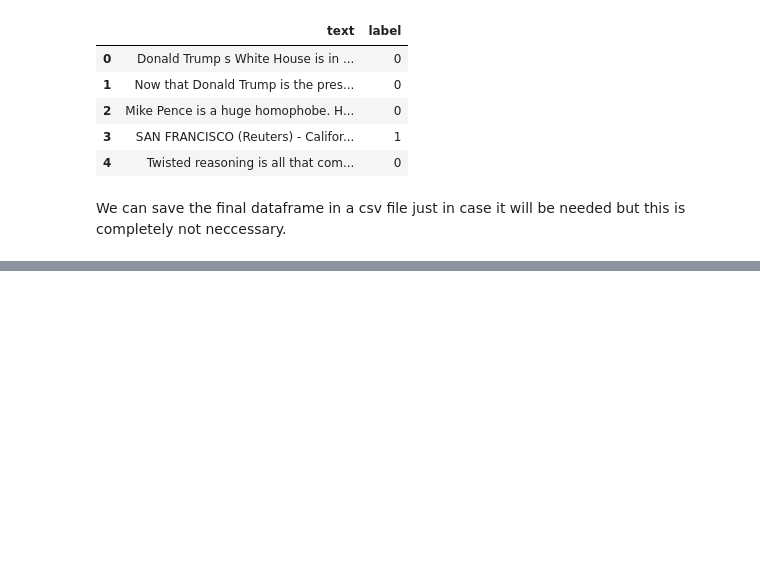
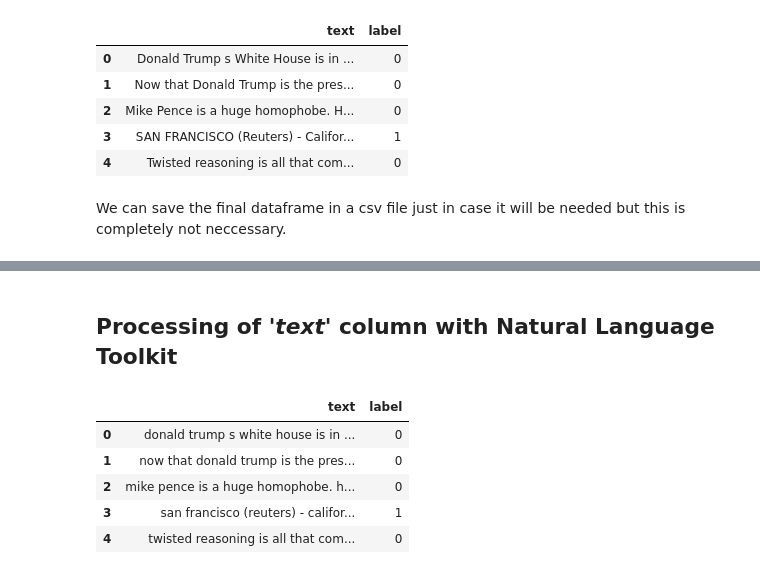
Before and after one commit to fitoretahiri/Fake-News-Detection, a Jupyter notebook: Model_Training.ipynb, the cells around one changed output, grey strips where cells are left out. Cells and saved outputs as stored; diff of their text form; code cells hidden in the pictures; blank space fills up the shorter version.

```diff
--- a/Model_Training.ipynb
+++ b/Model_Training.ipynb
@@ -109,0 +126,12 @@ df.to_csv('final_data_file.csv', index=False)
+# %% [markdown]
+## Processing of <i>'text'</i> column with Natural Language Toolkit
+# %%
+df['text'] = df['text'].apply(lambda x: x.lower())
+df.head()
+# %% [output]
+|  | text | label |
+| 0 | donald trump s white house is in ... | 0 |
+| 1 | now that donald trump is the pres... | 0 |
+| 2 | mike pence is a huge homophobe. h... | 0 |
+| 3 | san francisco (reuters) - califor... | 1 |
+| 4 | twisted reasoning is all that com... | 0 |
```
Also changed, not shown: parts of 6 cells of this notebook.
